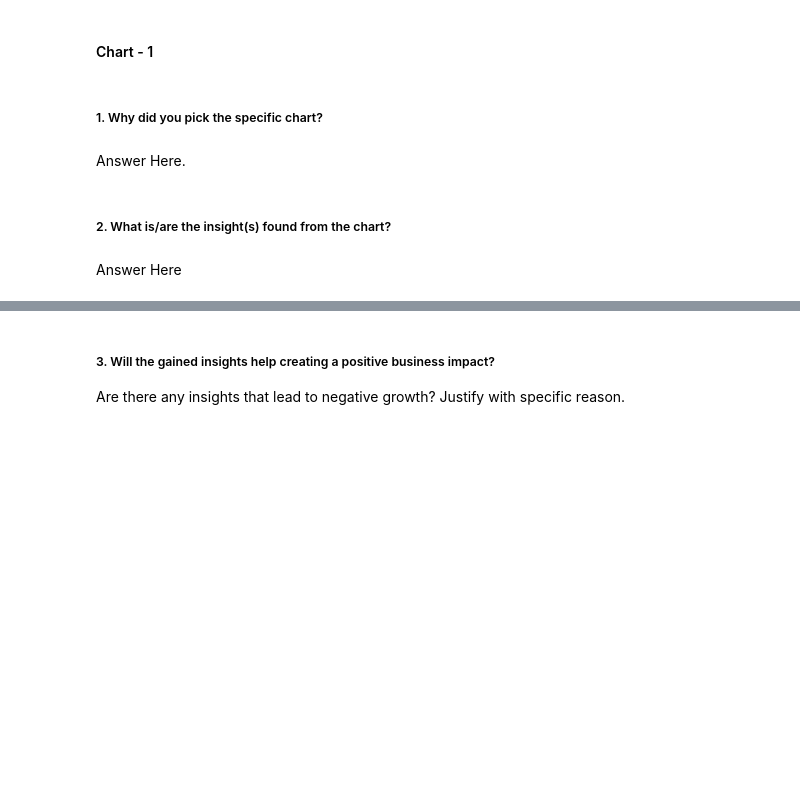
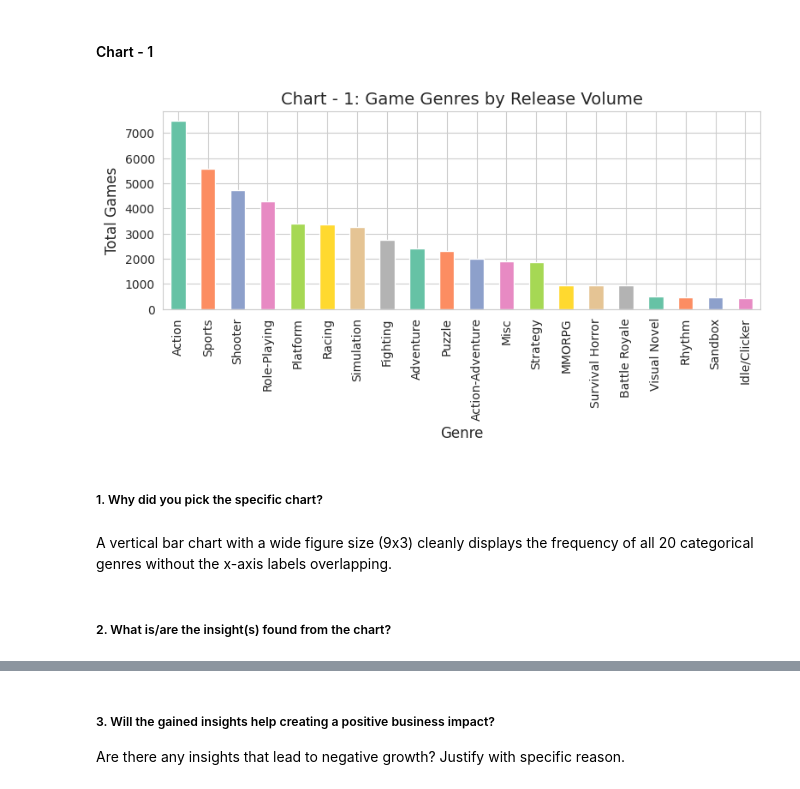
Before and after one commit to VishalChauhan85/Video-Game-Sales-EDA-Capstone, a Jupyter notebook: Video_Game_Sales_&_Metacritic_Intelligence_(Vishal_Chauhan).ipynb, the cells around one changed output, grey strips where cells are left out. Saved outputs shown, nothing was run; the diff lists cells and outputs as text; code cells hidden in the pictures; blank space fills up the shorter version.

Commit message:
Univariate Analysis (Charts 1-4) exploring single variables

```diff
--- a/Video_Game_Sales_&_Metacritic_Intelligence_(Vishal_Chauhan).ipynb
+++ b/Video_Game_Sales_&_Metacritic_Intelligence_(Vishal_Chauhan).ipynb
@@ -248,8 +246,16 @@ Feature Engineering: Created a new numerical variable called game_age by subtrac
+# %%
+plt.figure(figsize=(9, 3))
+genre_counts = df_clean['genre'].value_counts()
+genre_counts.plot(kind='bar', color=sns.color_palette('Set2'))
+plt.title('Chart - 1: Game Genres by Release Volume', fontsize=14)
+plt.xlabel('Genre', fontsize=12)
+plt.ylabel('Total Games', fontsize=12)
+plt.show()
+# %% [output]
+[figure, added]
 # %% [markdown]
 ##### 1. Why did you pick the specific chart?
-# %% [markdown]
-Answer Here.
+# %% [markdown]
+A vertical bar chart with a wide figure size (9x3) cleanly displays the frequency of all 20 categorical genres without the x-axis labels overlapping.
 # %% [markdown]
 ##### 2. What is/are the insight(s) found from the chart?
-# %% [markdown]
-Answer Here
```
Also changed, not shown: parts of 32 cells of this notebook.
